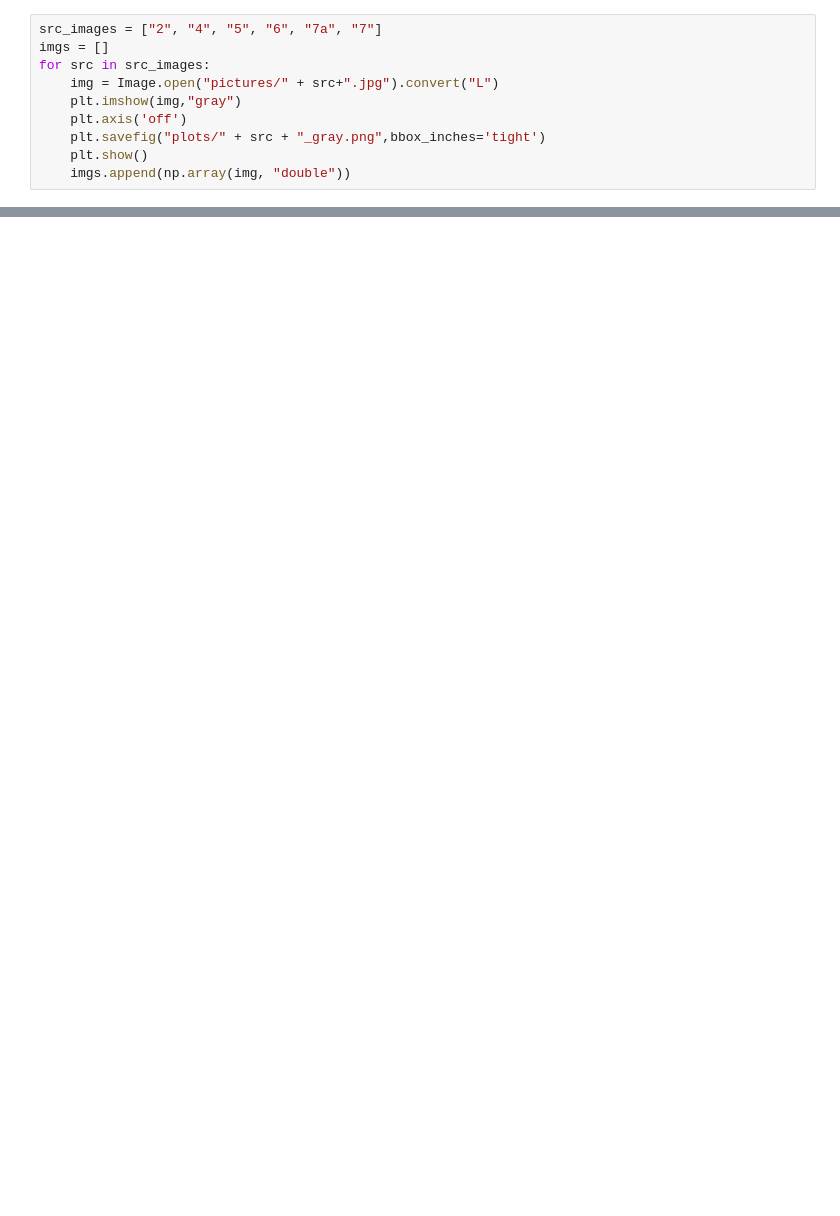
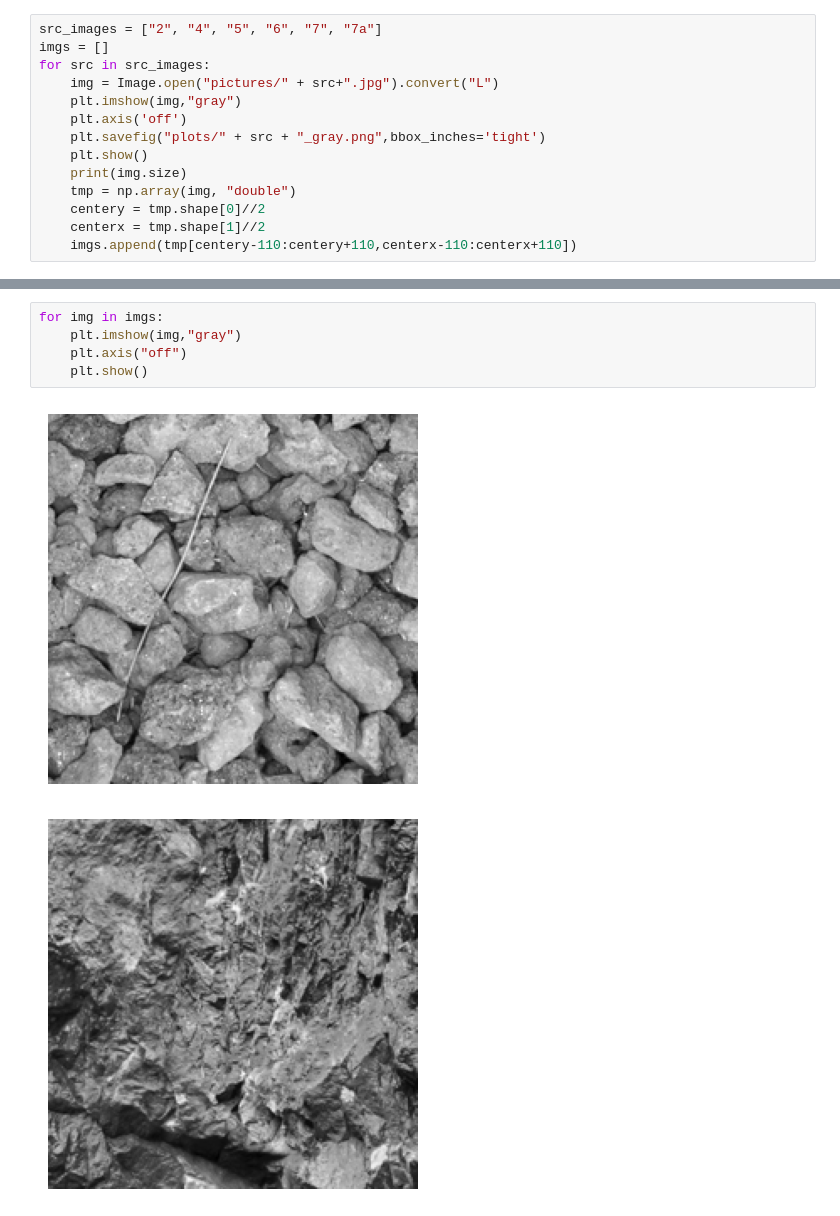
Before and after one commit to Eldadkro/ShapeOfData, a Jupyter notebook: naturalTextures.ipynb, the cells around one changed output, grey strips where cells are left out. Drawn from its saved outputs; the diff is of its cells as text; blank space fills up the shorter version.

```diff
--- a/naturalTextures.ipynb
+++ b/naturalTextures.ipynb
@@ -15,7 +17,7 @@ Pillow Version: 10.0.0
 hello worlsd
  304278004800
 # %%
-src_images = ["2", "4", "5", "6", "7a", "7"]
+src_images = ["2", "4", "5", "6", "7", "7a"]
 imgs = []
 for src in src_images:
     img = Image.open("pictures/" + src+".jpg").convert("L")
@@ -23,6 +25,10 @@ for src in src_images:
     plt.axis('off')
     plt.savefig("plots/" + src + "_gray.png",bbox_inches='tight')
     plt.show()
-    imgs.append(np.array(img, "double"))
+    print(img.size)
+    tmp = np.array(img, "double")
+    centery = tmp.shape[0]//2
+    centerx = tmp.shape[1]//2
+    imgs.append(tmp[centery-110:centery+110,centerx-110:centerx+110])
 # %% [output]
 [figure]
@@ -33,0 +46,8 @@ for src in src_images:
+# %%
+for img in imgs:
+    plt.imshow(img,"gray")
+    plt.axis("off")
+    plt.show()
+# %% [output]
+[figure, added]
+[figure, added]
```
Also changed, not shown: parts of 4 cells of this notebook, 14 other files.
